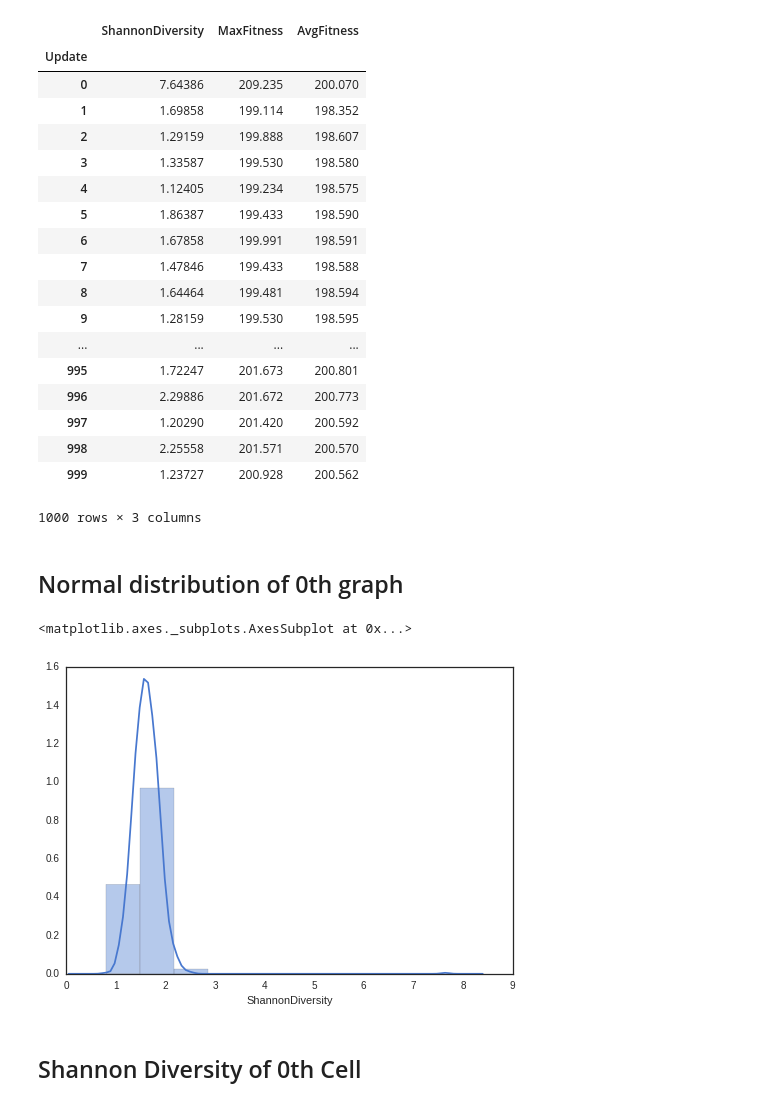
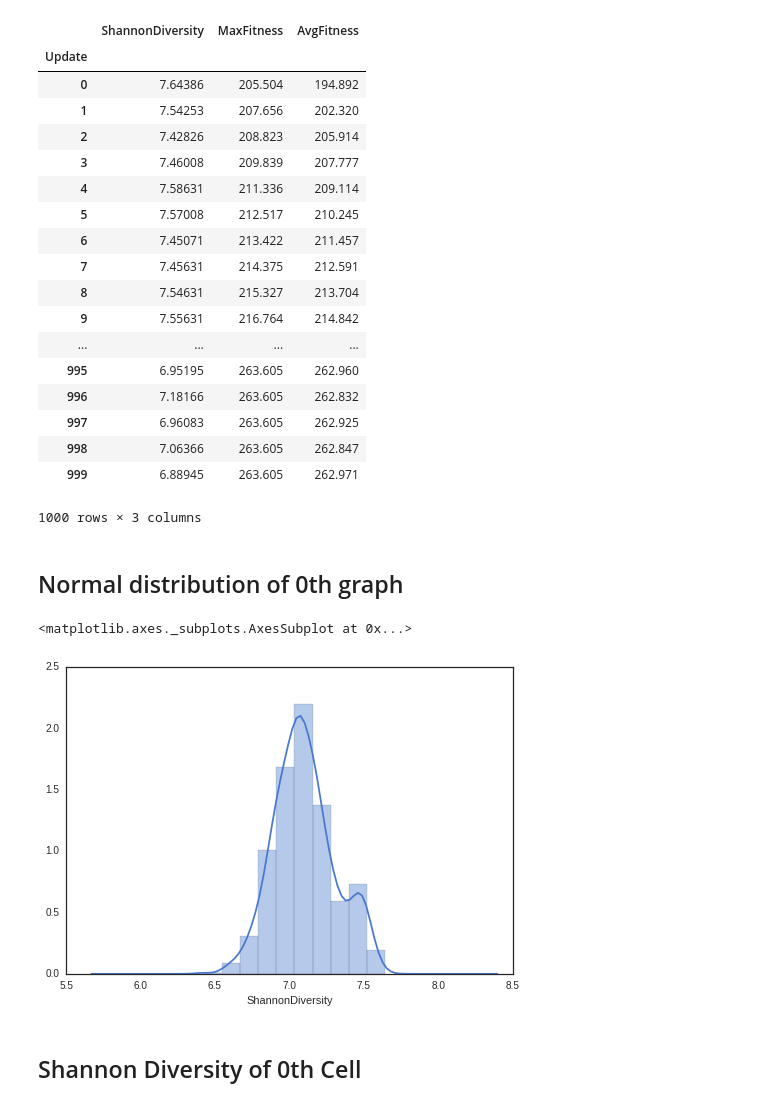
Before and after one commit to devosoft/Empirical, a Jupyter notebook: examples/evo/replica_runs_analysis.ipynb, the cells around one changed output. Drawn from its saved outputs; the diff is of its cells as text; code cells hidden in the pictures.

```diff
--- a/examples/evo/replica_runs_analysis.ipynb
+++ b/examples/evo/replica_runs_analysis.ipynb
@@ -1,8 +1,8 @@
 # %%
 import pandas as pd
 loaded_files = []
-prefix = "obi-wan"
-num_files = 5
+prefix = "catty"
+num_files = 2
 headers = ["{0}{1}".format(prefix, i) for i in range(num_files)]
 for i in range(num_files):
     moo = pd.read_csv("./runs/{0}{1}".format(prefix, i))
@@ -15,27 +15,27 @@ loaded_files[0]
 squish = pd.concat(loaded_files, axis=0)
 #squish
 squish = squish.set_index(["replicant", "Update"])
-squish.loc["obi-wan1"]
+squish.loc["catty0"]
 #squish.loc["{}0".format(prefix)]
 # %% [output]
 |  | ShannonDiversity | MaxFitness | AvgFitness |
 | Update |  |  |  |
-| 0 | 7.64386 | 209.235 | 200.070 |
-| 1 | 1.69858 | 199.114 | 198.352 |
-| 2 | 1.29159 | 199.888 | 198.607 |
-| 3 | 1.33587 | 199.530 | 198.580 |
-| 4 | 1.12405 | 199.234 | 198.575 |
-| 5 | 1.86387 | 199.433 | 198.590 |
-| 6 | 1.67858 | 199.991 | 198.591 |
-| 7 | 1.47846 | 199.433 | 198.588 |
-| 8 | 1.64464 | 199.481 | 198.594 |
-| 9 | 1.28159 | 199.530 | 198.595 |
+| 0 | 7.64386 | 205.504 | 194.892 |
+| 1 | 7.54253 | 207.656 | 202.320 |
+| 2 | 7.42826 | 208.823 | 205.914 |
+| 3 | 7.46008 | 209.839 | 207.777 |
+| 4 | 7.58631 | 211.336 | 209.114 |
+| 5 | 7.57008 | 212.517 | 210.245 |
+| 6 | 7.45071 | 213.422 | 211.457 |
+| 7 | 7.45631 | 214.375 | 212.591 |
+| 8 | 7.54631 | 215.327 | 213.704 |
+| 9 | 7.55631 | 216.764 | 214.842 |
 | ... | ... | ... | ... |
-| 995 | 1.72247 | 201.673 | 200.801 |
-| 996 | 2.29886 | 201.672 | 200.773 |
-| 997 | 1.20290 | 201.420 | 200.592 |
-| 998 | 2.25558 | 201.571 | 200.570 |
-| 999 | 1.23727 | 200.928 | 200.562 |
+| 995 | 6.95195 | 263.605 | 262.960 |
+| 996 | 7.18166 | 263.605 | 262.832 |
+| 997 | 6.96083 | 263.605 | 262.925 |
+| 998 | 7.06366 | 263.605 | 262.847 |
+| 999 | 6.88945 | 263.605 | 262.971 |
 1000 rows × 3 columns
 # %% [markdown]
 Normal distribution of 0th graph
@@ -43,16 +43,16 @@ Normal distribution of 0th graph
 # %%
 import seaborn as sns
 import numpy as np
 import matplotlib.pyplot as plt
 %matplotlib inline
 
 graphnum = 1
 
 sns.set(style="white", palette="muted", color_codes=True)
-sns.distplot(squish.loc["obi-wan1".format(prefix, graphnum)]["ShannonDiversity"], bins=10)
+sns.distplot(squish.loc["{}0".format(prefix, graphnum)]["ShannonDiversity"], bins=10)
 # %% [output]
 <matplotlib.axes._subplots.AxesSubplot at 0x...>
-[figure, old version]
+[figure, new version]
 # %% [markdown]
 Shannon Diversity of 0th Cell
 -----------------------------
```
Also changed, not shown: parts of 4 cells of this notebook, 2 other files.
